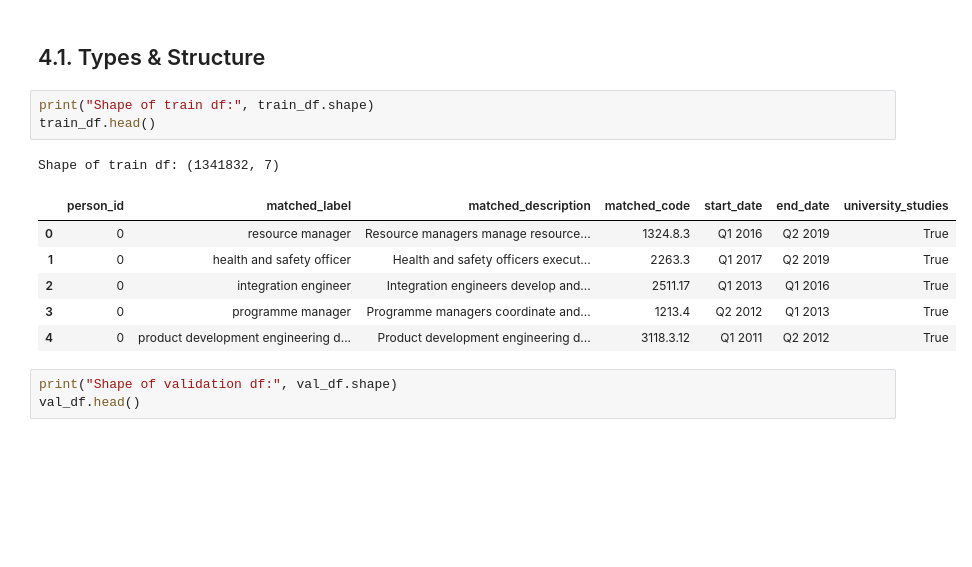
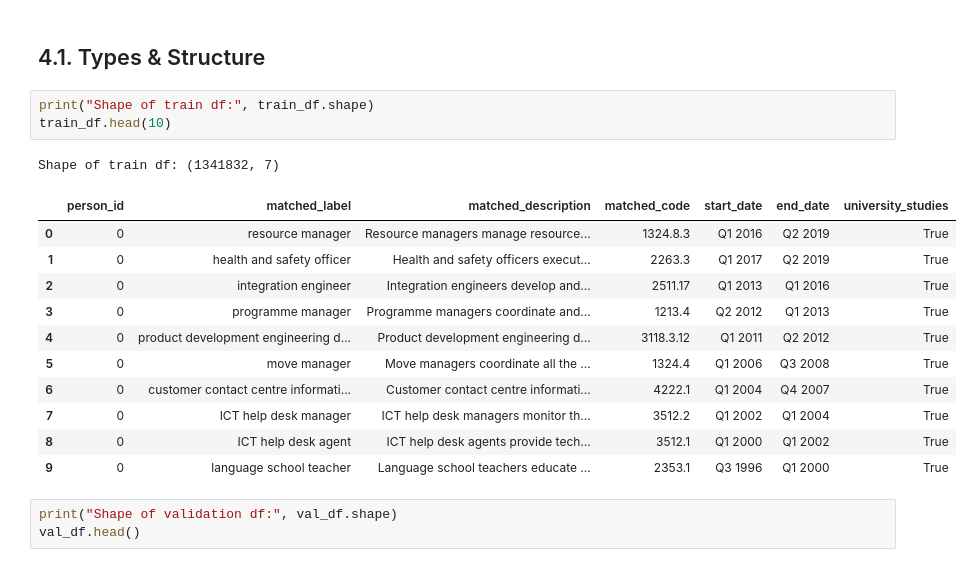
Before and after one commit to 20240693/Thesis-Career-Transitions, a Jupyter notebook: Notebooks/00_build_dataset_jobhop_esco.ipynb, the cells around one changed output. Cells and saved outputs as stored; diff of their text form; blank space fills up the shorter version.

```diff
--- a/Notebooks/00_build_dataset_jobhop_esco.ipynb
+++ b/Notebooks/00_build_dataset_jobhop_esco.ipynb
@@ -417,15 +420,20 @@ Name: jd_text, dtype: object
 </a>
 # %%
 print("Shape of train df:", train_df.shape)
-train_df.head()
+train_df.head(10)
 # %% [output]
 Shape of train df: (1341832, 7)
 |  | person_id | matched_label | matched_description | matched_code | start_date | end_date | university_studies |
 | 0 | 0 | resource manager | Resource managers manage resource... | 1324.8.3 | Q1 2016 | Q2 2019 | True |
 | 1 | 0 | health and safety officer | Health and safety officers execut... | 2263.3 | Q1 2017 | Q2 2019 | True |
 | 2 | 0 | integration engineer | Integration engineers develop and... | 2511.17 | Q1 2013 | Q1 2016 | True |
 | 3 | 0 | programme manager | Programme managers coordinate and... | 1213.4 | Q2 2012 | Q1 2013 | True |
 | 4 | 0 | product development engineering d... | Product development engineering d... | 3118.3.12 | Q1 2011 | Q2 2012 | True |
+| 5 | 0 | move manager | Move managers coordinate all the ... | 1324.4 | Q1 2006 | Q3 2008 | True |
+| 6 | 0 | customer contact centre informati... | Customer contact centre informati... | 4222.1 | Q1 2004 | Q4 2007 | True |
+| 7 | 0 | ICT help desk manager | ICT help desk managers monitor th... | 3512.2 | Q1 2002 | Q1 2004 | True |
+| 8 | 0 | ICT help desk agent | ICT help desk agents provide tech... | 3512.1 | Q1 2000 | Q1 2002 | True |
+| 9 | 0 | language school teacher | Language school teachers educate ... | 2353.1 | Q3 1996 | Q1 2000 | True |
 # %%
 print("Shape of validation df:", val_df.shape)
 val_df.head()
```
Also changed, not shown: parts of 15 cells of this notebook.
